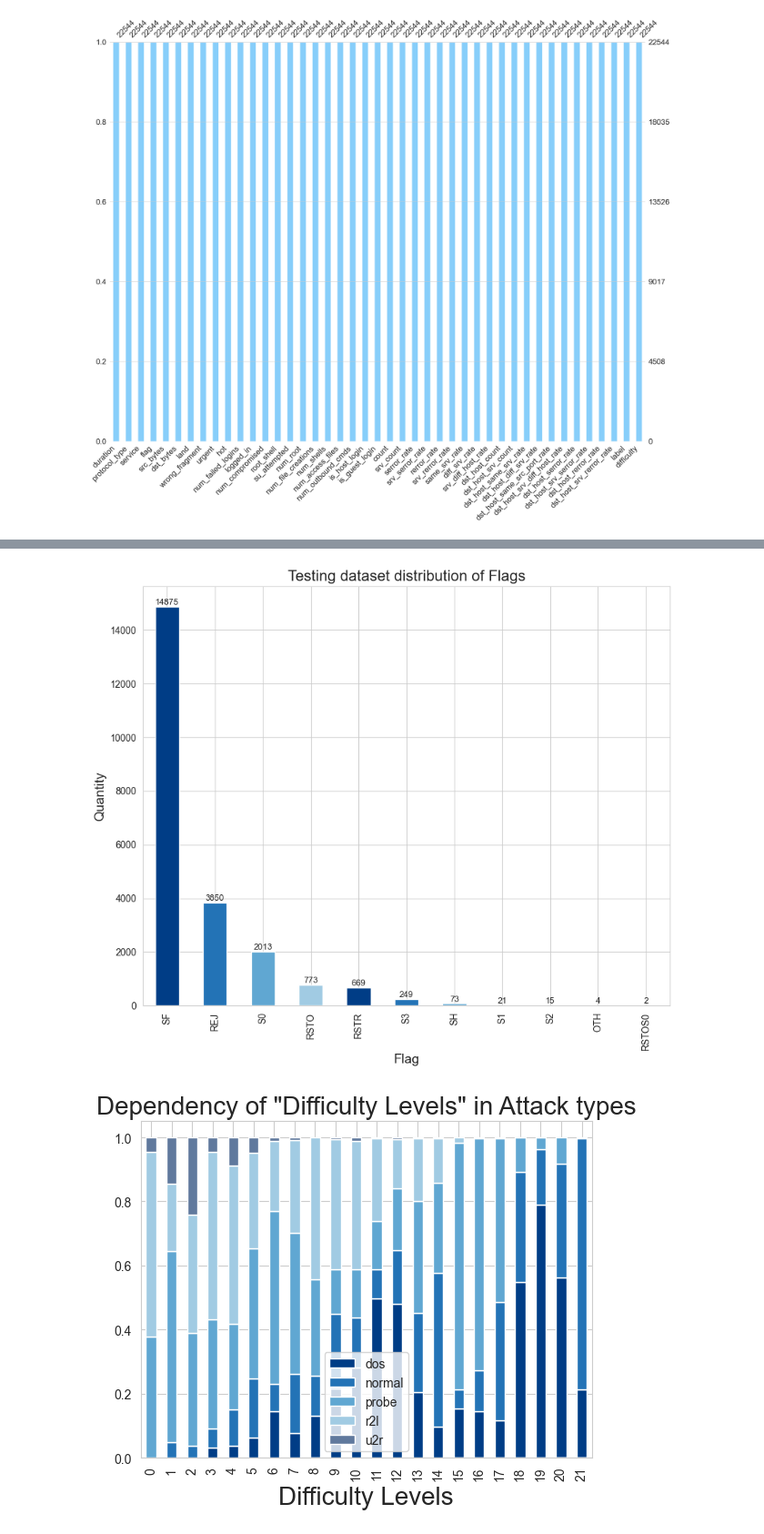
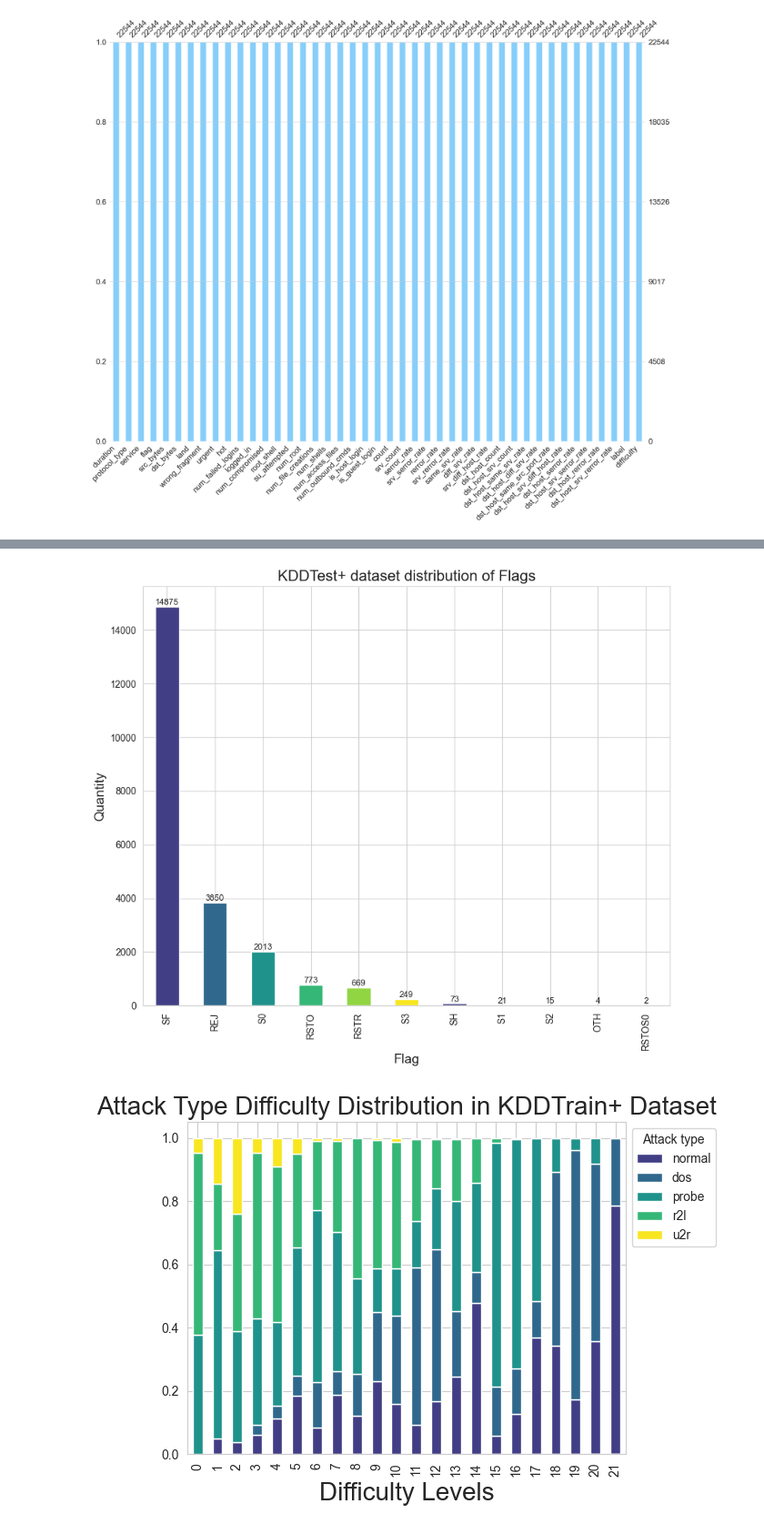
Before and after one commit to DarrylXzq/CTCS, a Jupyter notebook: attack_datasets/NSL-KDD/Explore_Data_Analysis.ipynb, the cells around one changed output, grey strips where cells are left out. Shown at 91% size. Drawn from its saved outputs; the diff is of its cells as text; code cells hidden in the pictures.

Commit message:
Finish Preprocessing on NSL-KDD Dataset

```diff
--- a/attack_datasets/NSL-KDD/Explore_Data_Analysis.ipynb
+++ b/attack_datasets/NSL-KDD/Explore_Data_Analysis.ipynb
@@ -282,28 +318,39 @@ import matplotlib.pyplot as plt
 # 绘制条形图
 fig, ax = plt.subplots(figsize=(10,8))
 value_counts = test_data['flag'].value_counts(dropna=False)
-value_counts.plot.bar(color=['#003d86', '#2373b6', '#60a7d2', '#a1cbe3'], ax=ax)
+value_counts.plot.bar(color=['#413E85', '#30688D', '#1F928B', '#35B777', '#91D542', '#F8E620'], ax=ax)
 
 # 添加横纵标题和图表标题
 ax.set_xlabel('Flag', fontsize=14)
 ax.set_ylabel('Quantity', fontsize=14)
-ax.set_title('Testing dataset distribution of Flags', fontsize=16)
+ax.set_title('KDDTest+ dataset distribution of Flags', fontsize=16)
 
 # 在每个条形上方添加具体的数量
 for index, value in enumerate(value_counts):
     ax.text(index, value, str(value), ha='center', va='bottom', fontsize=9)
 plt.show()
 # %% [output]
-[figure, old version]
+[figure, new version]
 # %%
 avg_pro = pd.crosstab(train_data['difficulty'], train_data['label'])
-avg_pro.div(avg_pro.sum(1).astype(float), axis = 0).plot(kind = 'bar', stacked = True, color = ['#003d86', '#2373b6', '#60a7d2', '#a1cbe3', "#60799d"])
-
-plt.title('Dependency of "Difficulty Levels" in Attack types', fontsize = 20)
-plt.xlabel('Difficulty Levels', fontsize = 20)
-plt.legend()
+# 定义自定义顺序的列表
+custom_order = ['normal', 'dos', 'probe', 'r2l', 'u2r']
+# 确保avg_pro中只包含custom_order中的列
+avg_pro = avg_pro[custom_order]
+# 计算每个难度等级中，各攻击类型的比例
+avg_pro_percentage = avg_pro.div(avg_pro.sum(1).astype(float), axis=0)
+# 绘制堆积条形图
+avg_pro_percentage.plot(kind='bar', stacked=True, color=['#413E85', '#30688D', '#1F928B', '#35B777', '#F8E620'])
+# 设置图表标题和轴标签
+plt.title('Attack Type Difficulty Distribution in KDDTrain+ Dataset', fontsize=20)
+plt.xlabel('Difficulty Levels', fontsize=20)
+# 设置图例位置到图表外部的右上角
+plt.legend(title='Attack type', loc='upper left', bbox_to_anchor=(1,1))
+# 调整布局以防止x轴标签被截断
+plt.tight_layout()
+# 显示图表
 plt.show()
 # %% [output]
-[figure, old version]
+[figure, new version]
 # %%
 avg_pro = pd.crosstab(test_data['difficulty'], test_data['label'])
```
Also changed, not shown: parts of 11 cells of this notebook, 29 other files.
